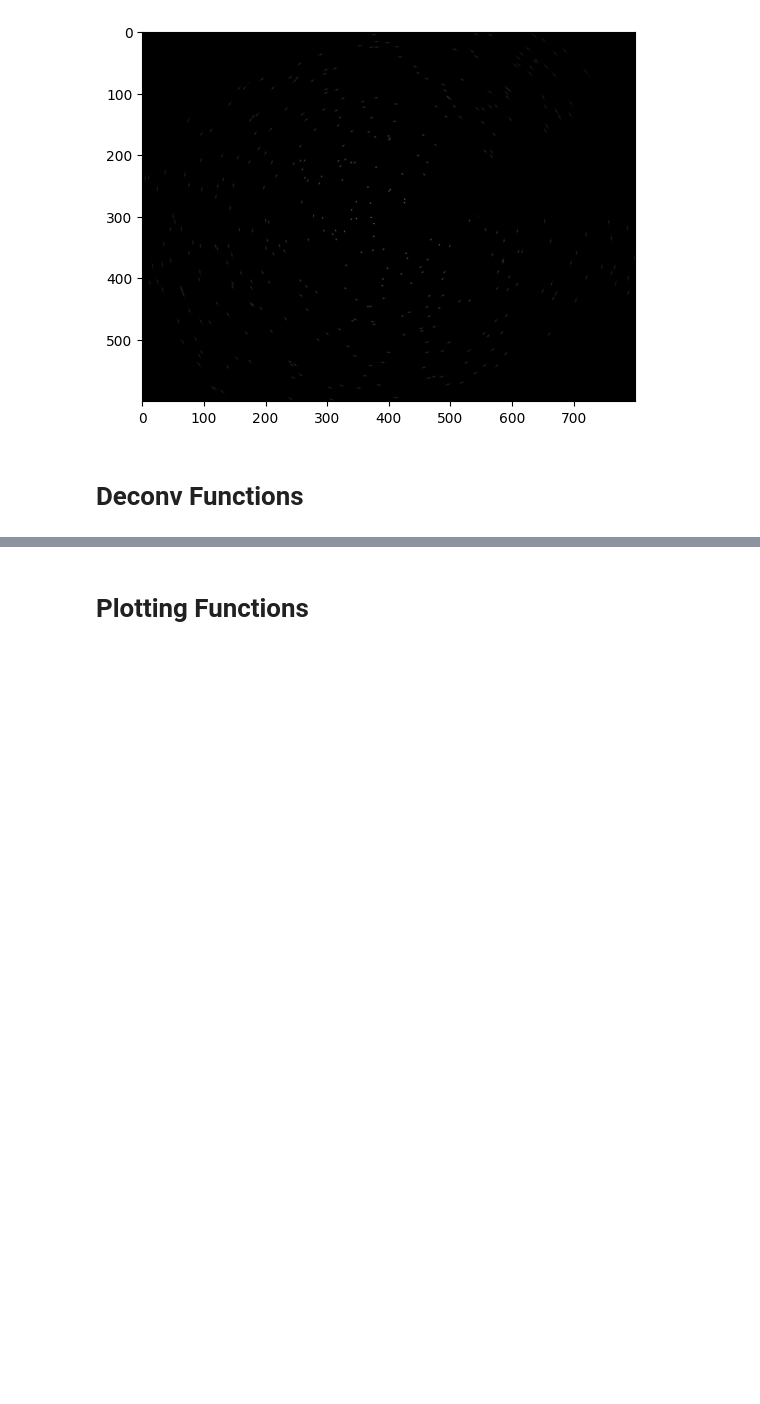
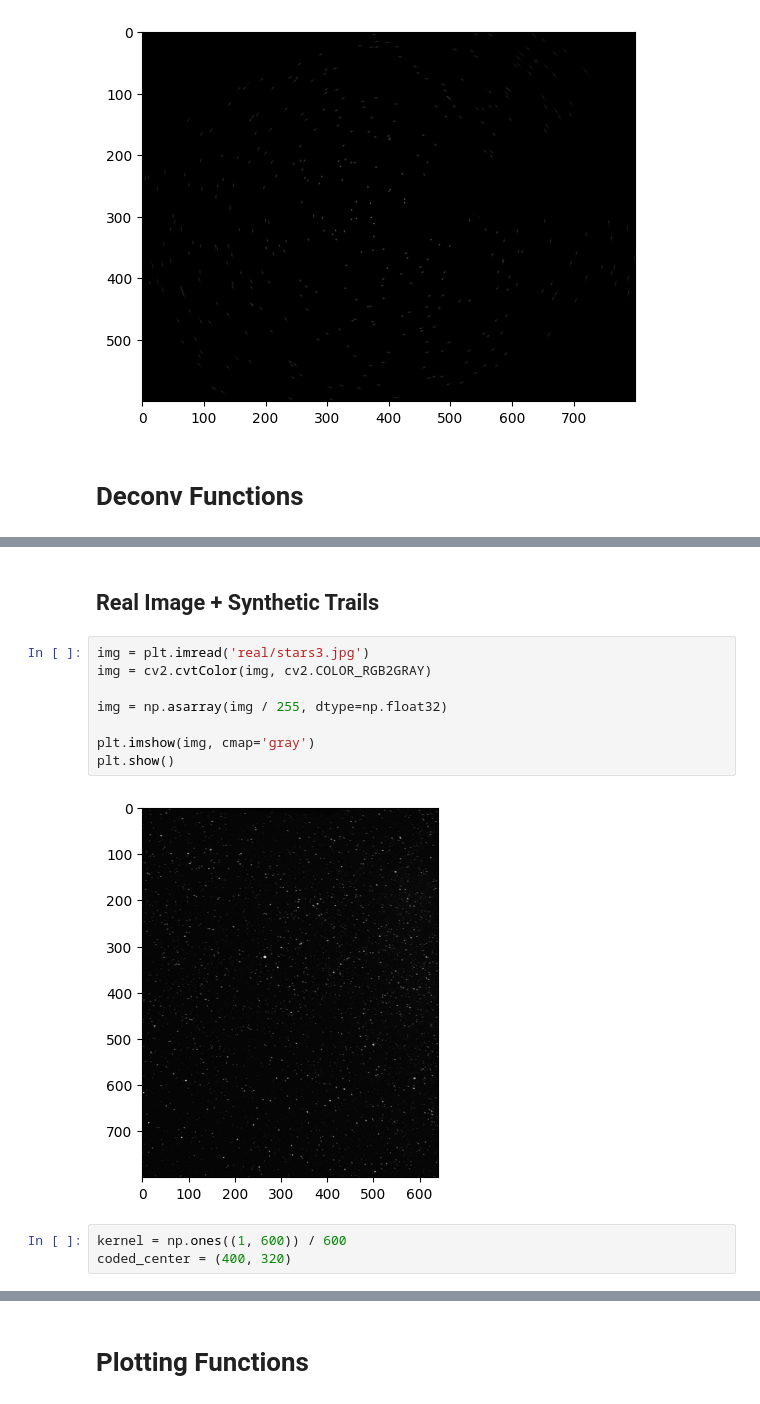
Before and after one commit to GSNikhil/star-trail-removal, a Jupyter notebook: main.ipynb, the cells around one changed output, grey strips where cells are left out. Cells and saved outputs as stored; diff of their text form; blank space fills up the shorter version.

```diff
--- a/main.ipynb
+++ b/main.ipynb
@@ -531,3 +533,18 @@ def gd_fista_tikhonov_reg(x, pad_psf, n_iters=500, mu=1):
     plt.title('Fista + Tikhonov Regulariation, Iteration {}'.format(k))
 
     return x_fista_reg
+# %% [markdown]
+## Real Image + Synthetic Trails
+# %%
+img = plt.imread('real/stars3.jpg')
+img = cv2.cvtColor(img, cv2.COLOR_RGB2GRAY)
+
+img = np.asarray(img / 255, dtype=np.float32)
+
+plt.imshow(img, cmap='gray')
+plt.show()
+# %% [output]
+[figure, added]
+# %%
+kernel = np.ones((1, 600)) / 600
+coded_center = (400, 320)
```
Also changed, not shown: parts of 8 cells of this notebook.
